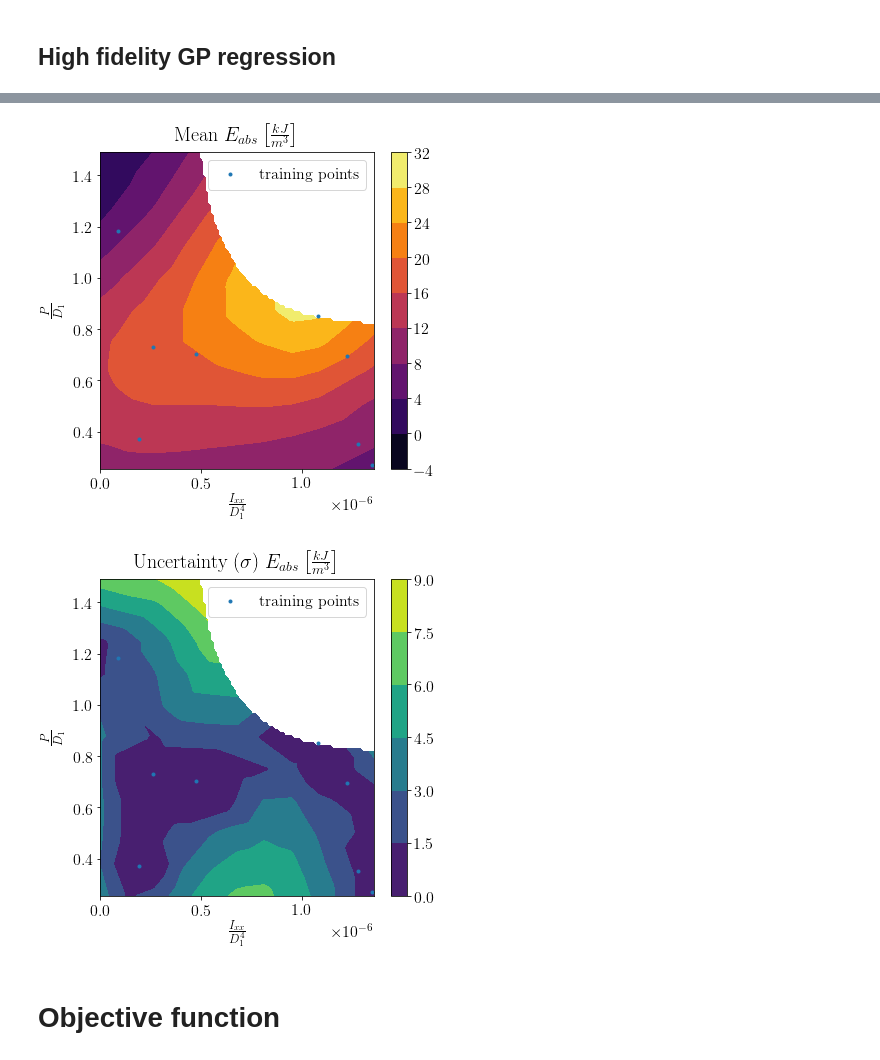
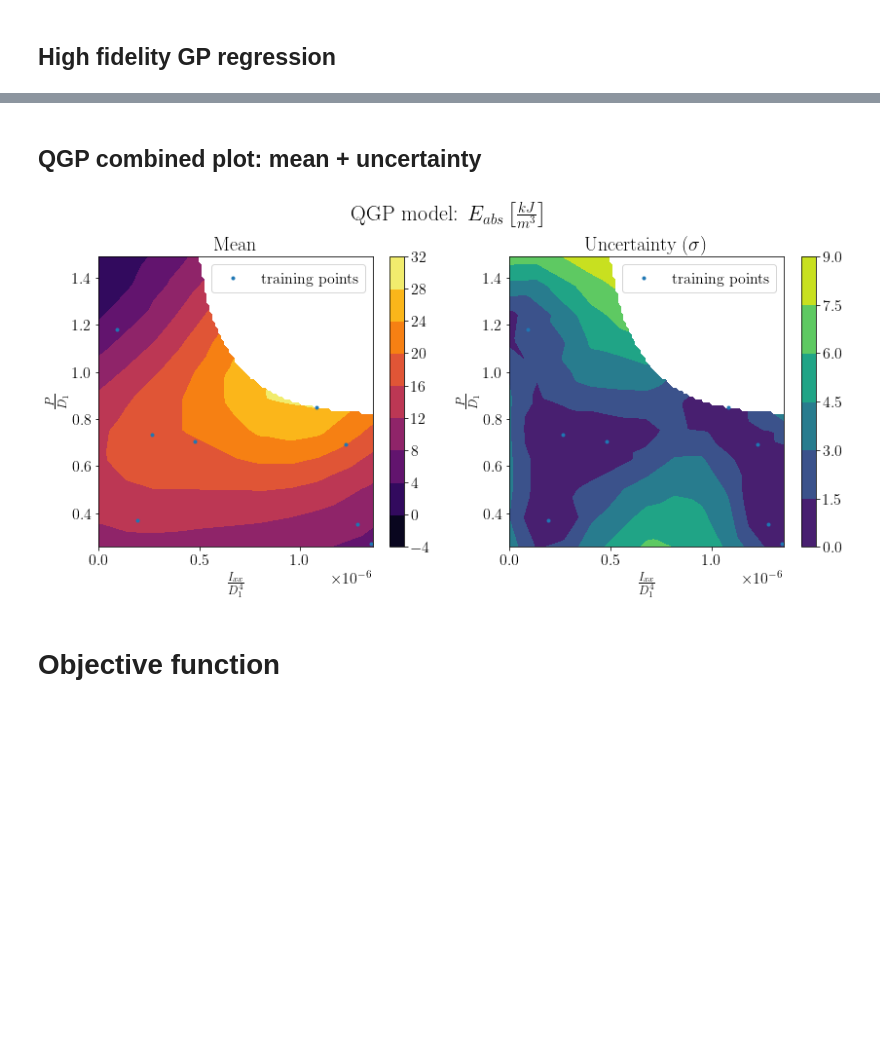
Before and after one commit to bessagroup/SQGP_SI, a Jupyter notebook: 7_Metamaterial_with_QGP.ipynb, the cells around one changed output, grey strips where cells are left out. Drawn from its saved outputs; the diff is of its cells as text; code cells hidden in the pictures; blank space fills up the shorter version.

```diff
--- a/7_Metamaterial_with_QGP.ipynb
+++ b/7_Metamaterial_with_QGP.ipynb
@@ -868,0 +430,38 @@ input_dictionary['Xnew'] = Xnew_test_classified
+# %%
+approximate_num_of_samples = 100
+hj = int(np.round(np.sqrt(100/0.8)))
+
+x, y = np.meshgrid(np.linspace(0, max(X1), hj), np.linspace(min(X2), max(X2), hj))
+Xnew_test = np.vstack((x.ravel(), y.ravel())).T
+Z_new_test = m_class.predict(scaler_class.transform(Xnew_test))
+Xnew_test_classified = Xnew_test[np.where(Z_new_test[0]>0.5)[0], :]
+Xnew_test_additional = Xnew_test[list(set(np.where(Z_new_test[0]<0.5)[0]) - set(np.where(Z_new_test[0]<0.2)[0]))]
+
+Xnew_test_classified  = np.vstack((Xnew_test_classified , Xnew_test_additional ))
+
+Xnew_test_scaled = scaler.transform(Xnew_test_classified)
+
+
+
+U_list = []
+for i in range(len(Xnew_test_scaled )):
+    U_list.append(m8_e.kern.K(Xnew_test_scaled, X_scaled[test_set])[i, :])
+
+input_dictionary = {}
+experiment_name = 'PD-Ix-100-100-Eabs'
+
+input_dictionary['experiment_name'] = experiment_name
+input_dictionary['n'] = 8
+input_dictionary['k'] = 8
+input_dictionary['tslc'] = 40
+input_dictionary['u_list'] = U_list
+
+V = Eabs[test_set]
+input_dictionary['v_list'] = V
+input_dictionary['matrix'] = m8_e.kern.K(X_scaled[test_set], X_scaled[test_set])
+input_dictionary['Xnew'] = Xnew_test_classified
+
+#UNCOMMENT TO OVERWRITE
+#f =open(experiment_name + '.pickle','wb')
+#pickle.dump(input_dictionary, f)
+#f.close()
@@ -1040,20 +562,18 @@ test_E_var.plot_verification_countour(xbounds = [0, max(X1), min(X2), max(X2)],
+# %% [markdown]
+## QGP combined plot: mean + uncertainty
 # %%
 qgp_mean = test_E_mean._QGP_predict
 points_mean = test_E_mean._xqgp
 
 qgp_std = test_E_var._QGP_predict
 points_std = test_E_var._xqgp
 
-combined_qgp_plot(qgp_mean, points_mean, qgp_std, points_std,
+combined_qgp_plot(qgp_mean, points_mean, qgp_std, points_std,X1, X2, idx_not_classified,
                   title = '$E_{abs}\\left[\\frac{kJ}{m^3}\\right]$',
-                  #savepath = '/home/gawel/thesis/chapter_4/figures/'  + 'E_QGP_2d.pdf',
                  Xtr = X[test_set],
-                split_plots = True,
-                 savepath = '/home/gawel/presentation_figs/PNGs/E-QGP',
-                 )
+                 split_plots = False                  )
 # %% [output]
-[figure, old version]
+[figure, new version]
-[figure, removed]
 # %% [markdown]
 # Objective function
 # %%
```
Also changed, not shown: parts of 137 cells of this notebook, 3 other files.
